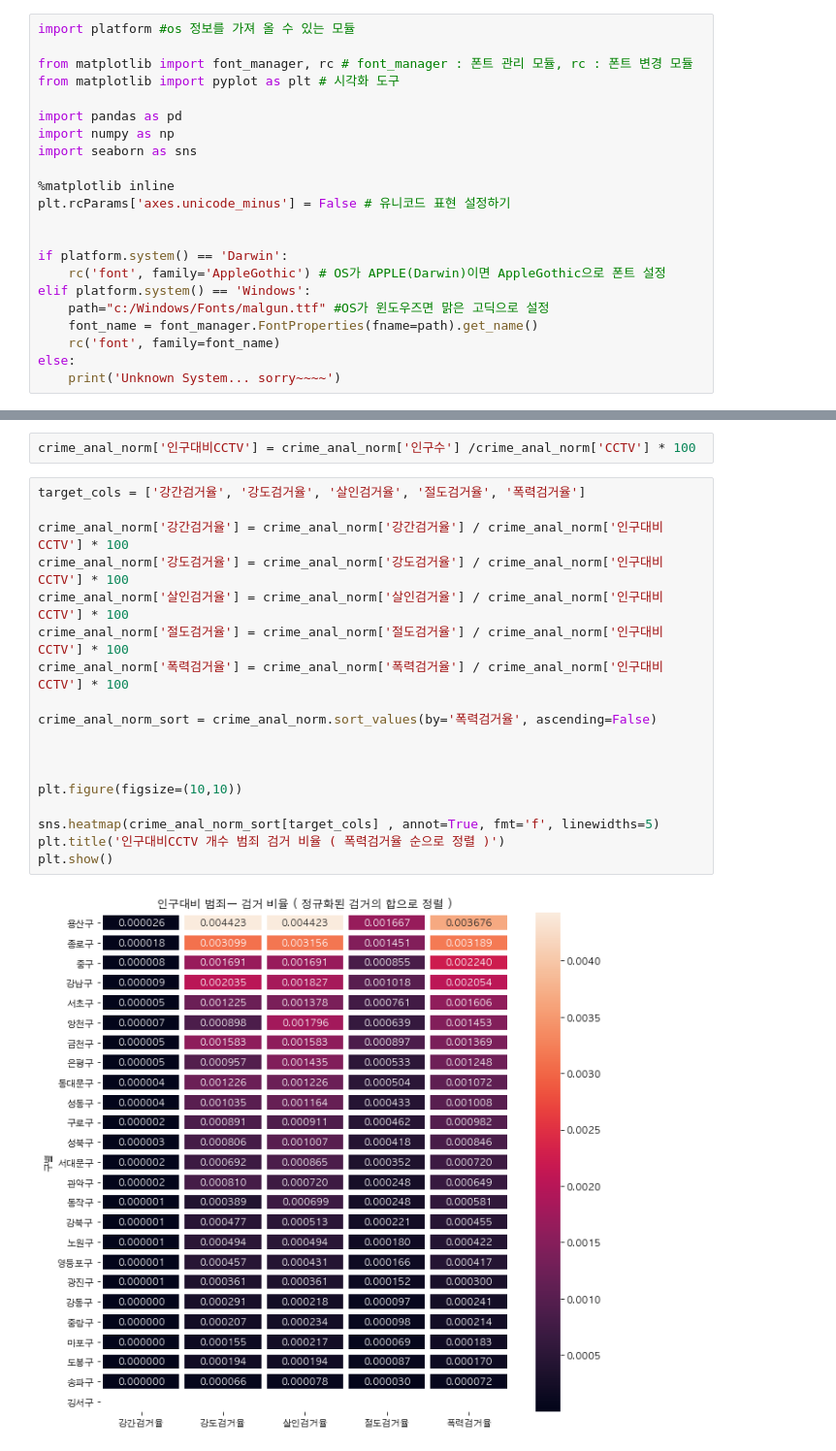
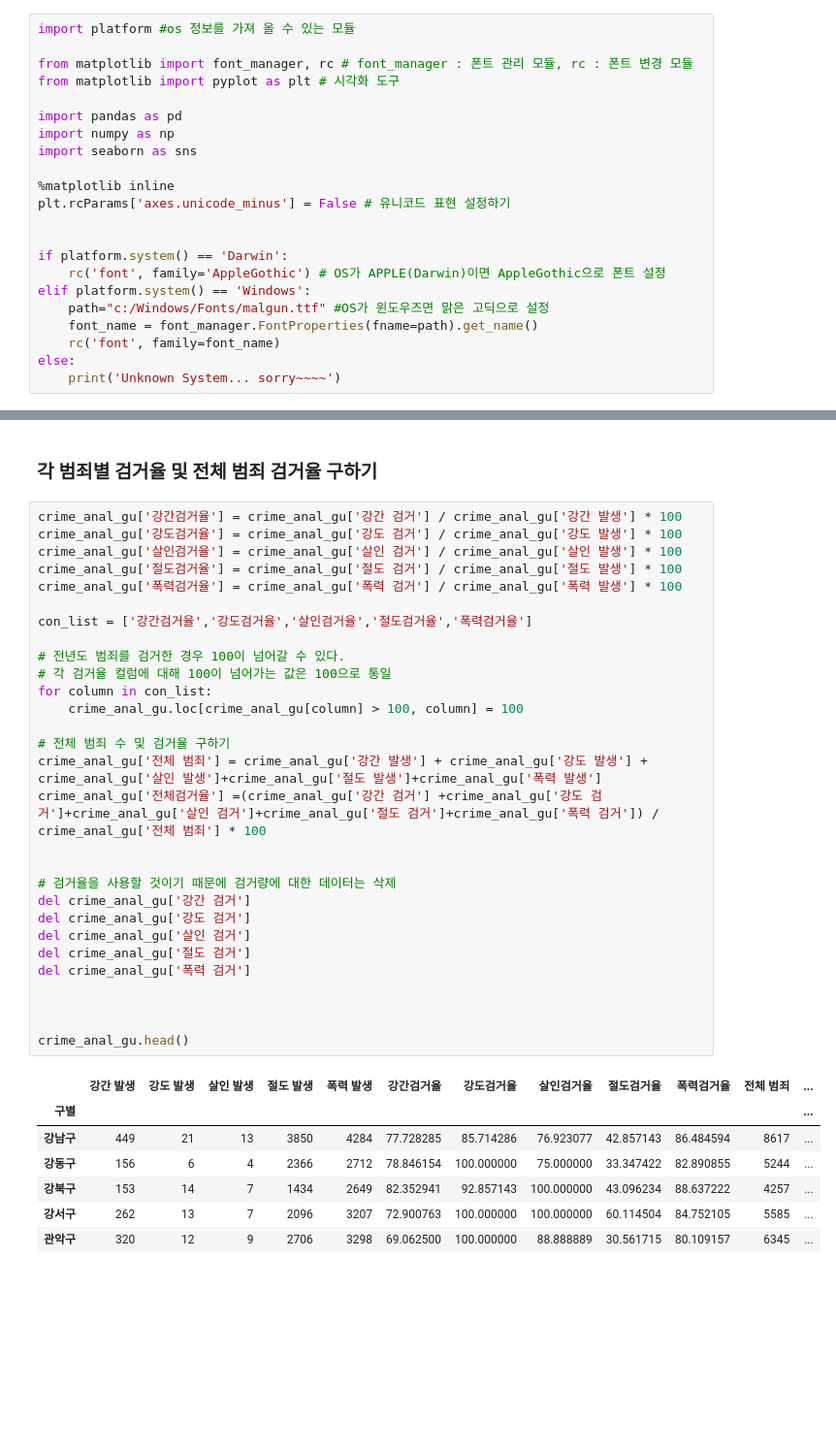
Before and after one commit to Changhwan-Son/Java-Developer-Edu, a Jupyter notebook: python_practice/#2 판다스를 활용한 데이터 분석 /광운대학교_2015726032_손창환.ipynb, the cells around one changed output, grey strips where cells are left out. Shown: that part at 97% size. Drawn from its saved outputs; the diff is of its cells as text; blank space fills up the shorter version.

```diff
--- a/python_practice/#2 판다스를 활용한 데이터 분석 /광운대학교_2015726032_손창환.ipynb
+++ b/python_practice/#2 판다스를 활용한 데이터 분석 /광운대학교_2015726032_손창환.ipynb
@@ -49,22 +49,39 @@ crime_anal_norm.head()
-# %%
-crime_anal_norm['인구대비CCTV'] = crime_anal_norm['인구수'] /crime_anal_norm['CCTV'] * 100
-# %%
-target_cols = ['강간검거율', '강도검거율', '살인검거율', '절도검거율', '폭력검거율']
-
-crime_anal_norm['강간검거율'] = crime_anal_norm['강간검거율'] / crime_anal_norm['인구대비CCTV'] * 100
-crime_anal_norm['강도검거율'] = crime_anal_norm['강도검거율'] / crime_anal_norm['인구대비CCTV'] * 100
-crime_anal_norm['살인검거율'] = crime_anal_norm['살인검거율'] / crime_anal_norm['인구대비CCTV'] * 100
-crime_anal_norm['절도검거율'] = crime_anal_norm['절도검거율'] / crime_anal_norm['인구대비CCTV'] * 100
-crime_anal_norm['폭력검거율'] = crime_anal_norm['폭력검거율'] / crime_anal_norm['인구대비CCTV'] * 100
-
-crime_anal_norm_sort = crime_anal_norm.sort_values(by='폭력검거율', ascending=False)
-
-
-
-plt.figure(figsize=(10,10))
-
-sns.heatmap(crime_anal_norm_sort[target_cols] , annot=True, fmt='f', linewidths=5)
-plt.title('인구대비CCTV 개수 범죄 검거 비율 ( 폭력검거율 순으로 정렬 )')
-plt.show()
-# %% [output]
-[figure, removed]
+# %% [markdown]
+### 각 범죄별 검거율 및 전체 범죄 검거율 구하기
+# %%
+crime_anal_gu['강간검거율'] = crime_anal_gu['강간 검거'] / crime_anal_gu['강간 발생'] * 100
+crime_anal_gu['강도검거율'] = crime_anal_gu['강도 검거'] / crime_anal_gu['강도 발생'] * 100
+crime_anal_gu['살인검거율'] = crime_anal_gu['살인 검거'] / crime_anal_gu['살인 발생'] * 100
+crime_anal_gu['절도검거율'] = crime_anal_gu['절도 검거'] / crime_anal_gu['절도 발생'] * 100
+crime_anal_gu['폭력검거율'] = crime_anal_gu['폭력 검거'] / crime_anal_gu['폭력 발생'] * 100
+
+con_list = ['강간검거율','강도검거율','살인검거율','절도검거율','폭력검거율']
+
+# 전년도 범죄를 검거한 경우 100이 넘어갈 수 있다.
+# 각 검거율 컬럼에 대해 100이 넘어가는 값은 100으로 통일
+for column in con_list:
+    crime_anal_gu.loc[crime_anal_gu[column] > 100, column] = 100
+
+# 전체 범죄 수 및 검거율 구하기
+crime_anal_gu['전체 범죄'] = crime_anal_gu['강간 발생'] + crime_anal_gu['강도 발생'] + crime_anal_gu['살인 발생']+crime_anal_gu['절도 발생']+crime_anal_gu['폭력 발생']
+crime_anal_gu['전체검거율'] =(crime_anal_gu['강간 검거'] +crime_anal_gu['강도 검거']+crime_anal_gu['살인 검거']+crime_anal_gu['절도 검거']+crime_anal_gu['폭력 검거']) / crime_anal_gu['전체 범죄'] * 100
+
+
+# 검거율을 사용할 것이기 때문에 검거량에 대한 데이터는 삭제
+del crime_anal_gu['강간 검거']
+del crime_anal_gu['강도 검거']
+del crime_anal_gu['살인 검거']
+del crime_anal_gu['절도 검거']
+del crime_anal_gu['폭력 검거']
+
+
+
+crime_anal_gu.head()
+# %% [output]
+|  | 강간 발생 | 강도 발생 | 살인 발생 | 절도 발생 | 폭력 발생 | 강간검거율 | 강도검거율 | 살인검거율 | 절도검거율 | 폭력검거율 | 전체 범죄 | ... |
+| 구별 |  |  |  |  |  |  |  |  |  |  |  | ... |
+| 강남구 | 449 | 21 | 13 | 3850 | 4284 | 77.728285 | 85.714286 | 76.923077 | 42.857143 | 86.484594 | 8617 | ... |
+| 강동구 | 156 | 6 | 4 | 2366 | 2712 | 78.846154 | 100.000000 | 75.000000 | 33.347422 | 82.890855 | 5244 | ... |
+| 강북구 | 153 | 14 | 7 | 1434 | 2649 | 82.352941 | 92.857143 | 100.000000 | 43.096234 | 88.637222 | 4257 | ... |
+| 강서구 | 262 | 13 | 7 | 2096 | 3207 | 72.900763 | 100.000000 | 100.000000 | 60.114504 | 84.752105 | 5585 | ... |
+| 관악구 | 320 | 12 | 9 | 2706 | 3298 | 69.062500 | 100.000000 | 88.888889 | 30.561715 | 80.109157 | 6345 | ... |
```
Also changed, not shown: parts of 15 cells of this notebook, 10 other files.
